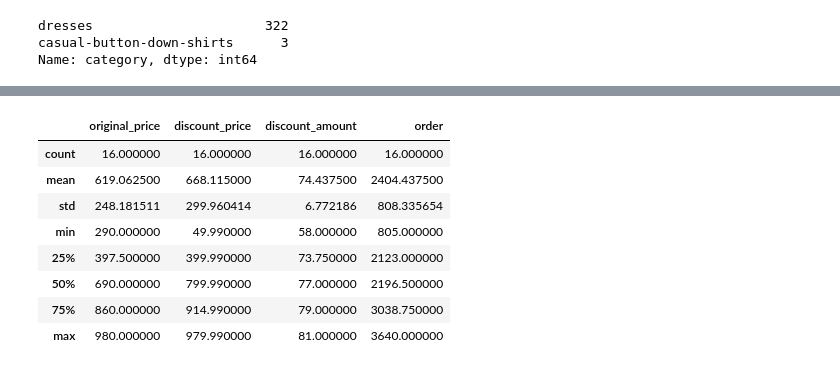
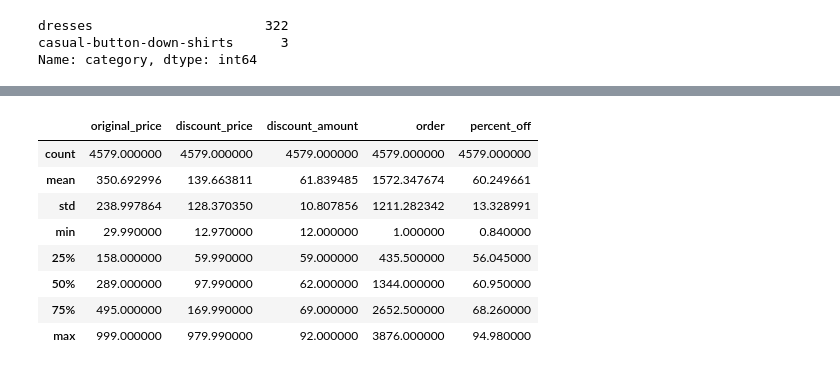
Before and after one commit to chuntao20/webscrap_discount, a Jupyter notebook: discount_strategy_analysis.ipynb, the cells around one changed output, grey strips where cells are left out. Cells and saved outputs as stored; diff of their text form; code cells hidden in the pictures.

```diff
--- a/discount_strategy_analysis.ipynb
+++ b/discount_strategy_analysis.ipynb
@@ -533,5 +543,3 @@ fig.update_traces(hoverinfo='label+value', textinfo='percent',
 fig.show()
 # %% [output]
 [interactive output not drawn]
-# %%
-off5th_raw = pd.read_csv('off5th.csv')
@@ -560,8 +586,3 @@ dresses                      3876
 casual-button-down-shirts     635
 dress-shirts                  582
 Name: category, dtype: int64
-# %%
-off5th_raw.loc[off5th_raw['category']=='dress-shirts','order'] = (range(1,np.sum(off5th_raw['category']=='dress-shirts')+1))
-off5th_raw.loc[off5th_raw['category']=='dresses','order'] = (range(1,np.sum(off5th_raw['category']=='dresses')+1))
-off5th_raw.loc[off5th_raw['category']=='casual-button-down-shirts','order'] = (range(1,np.sum(off5th_raw['category']=='casual-button-down-shirts')+1))
-off5th_raw.loc[:,'order'] = off5th_raw['order'].astype(int)
@@ -588,3 +608,5 @@ off5th_raw.loc[off5th_raw['original_price']<off5th_raw['discount_price']]['categ
 dresses                      322
 casual-button-down-shirts      3
 Name: category, dtype: int64
+# %%
+off5th_raw.loc[:,'percent_off'] = round((1-off5th_raw['discount_price']/off5th_raw['original_price'])*100,2)
@@ -591,12 +659,12 @@ Name: category, dtype: int64
 # %%
-off5th_raw.loc[off5th_raw['brand_name']=='Valentino'].describe()
+off5th_raw.loc[(off5th_raw['percent_off']>0) & (~off5th_raw['discount_amount'].isna())].describe()
 # %% [output]
-|  | original_price | discount_price | discount_amount | order |
-| count | 16.000000 | 16.000000 | 16.000000 | 16.000000 |
-| mean | 619.062500 | 668.115000 | 74.437500 | 2404.437500 |
-| std | 248.181511 | 299.960414 | 6.772186 | 808.335654 |
-| min | 290.000000 | 49.990000 | 58.000000 | 805.000000 |
-| 25% | 397.500000 | 399.990000 | 73.750000 | 2123.000000 |
-| 50% | 690.000000 | 799.990000 | 77.000000 | 2196.500000 |
-| 75% | 860.000000 | 914.990000 | 79.000000 | 3038.750000 |
-| max | 980.000000 | 979.990000 | 81.000000 | 3640.000000 |
+|  | original_price | discount_price | discount_amount | order | percent_off |
+| count | 4579.000000 | 4579.000000 | 4579.000000 | 4579.000000 | 4579.000000 |
+| mean | 350.692996 | 139.663811 | 61.839485 | 1572.347674 | 60.249661 |
+| std | 238.997864 | 128.370350 | 10.807856 | 1211.282342 | 13.328991 |
+| min | 29.990000 | 12.970000 | 12.000000 | 1.000000 | 0.840000 |
+| 25% | 158.000000 | 59.990000 | 59.000000 | 435.500000 | 56.045000 |
+| 50% | 289.000000 | 97.990000 | 62.000000 | 1344.000000 | 60.950000 |
+| 75% | 495.000000 | 169.990000 | 69.000000 | 2652.500000 | 68.260000 |
+| max | 999.000000 | 979.990000 | 92.000000 | 3876.000000 | 94.980000 |
```
Also changed, not shown: parts of 30 cells of this notebook, 3 other files.
